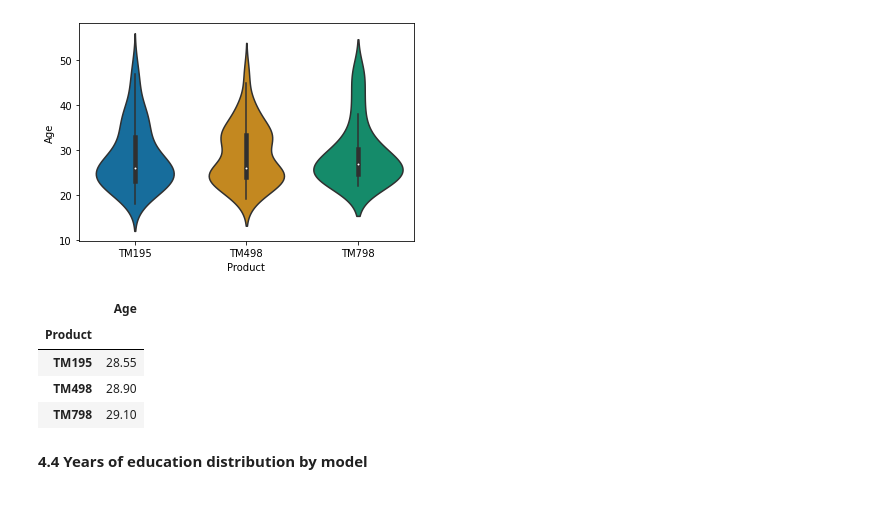
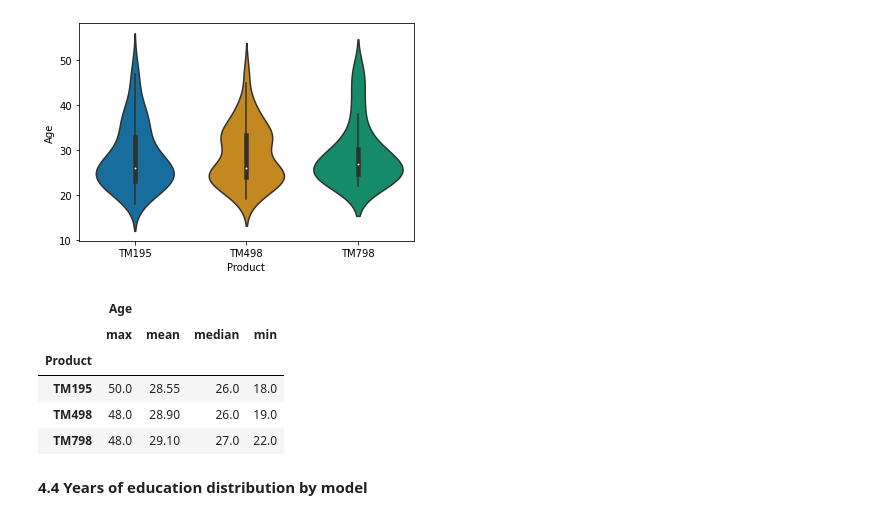
Before and after one commit to kevintyang/Projects, a Jupyter notebook: Data Visualizations & Exploratory Analysis/Customer Profiles on Treadmill Models.ipynb, the cells around one changed output. Saved outputs shown, nothing was run; the diff lists cells and outputs as text; code cells hidden in the pictures.

```diff
--- a/Data Visualizations & Exploratory Analysis/Customer Profiles on Treadmill Models.ipynb
+++ b/Data Visualizations & Exploratory Analysis/Customer Profiles on Treadmill Models.ipynb
@@ -28,4 +28,10 @@ sns.set_palette("colorblind")
 import warnings
 warnings.filterwarnings('ignore')
 
-from CGF_functions.py import *
+from CGF_functions import *
+
+def col_stats(value,index):
+    #Input value of interest to get descriptive stats
+    #input column for needed stats, as string
+
+    return pd.pivot_table(CGF_df,values=[value], index=[index],aggfunc={str(value):[np.mean,min,max,np.median]})
@@ -227,14 +231,15 @@ sns.violinplot(x="Product",y="Age", data=CGF_df)
 # %% [output]
 <AxesSubplot:xlabel='Product', ylabel='Age'>
 [figure]
-# %%
-pd.pivot_table(CGF_df,'Age',index=['Product'])
-# %% [output]
-|  | Age |
-| Product |  |
-| TM195 | 28.55 |
-| TM498 | 28.90 |
-| TM798 | 29.10 |
+# %%
+col_stats("Age","Product")
+# %% [output]
+|  | Age |  |  |  |
+|  | max | mean | median | min |
+| Product |  |  |  |  |
+| TM195 | 50.0 | 28.55 | 26.0 | 18.0 |
+| TM498 | 48.0 | 28.90 | 26.0 | 19.0 |
+| TM798 | 48.0 | 29.10 | 27.0 | 22.0 |
 # %% [markdown]
 <b> 4.4 Years of education distribution by model </b>
 # %%
```
Also changed, not shown: parts of 19 cells of this notebook, 6 other files.
